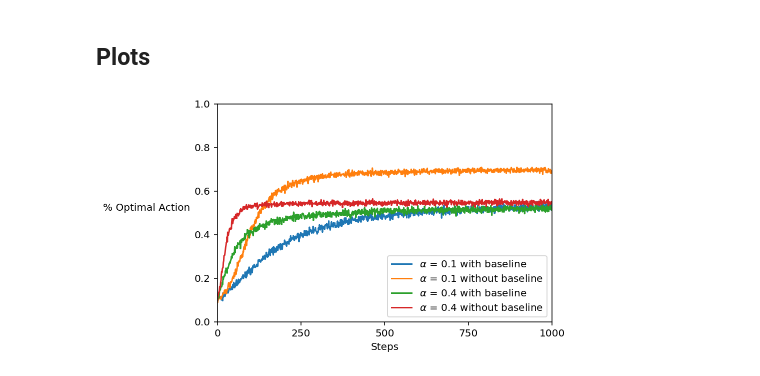
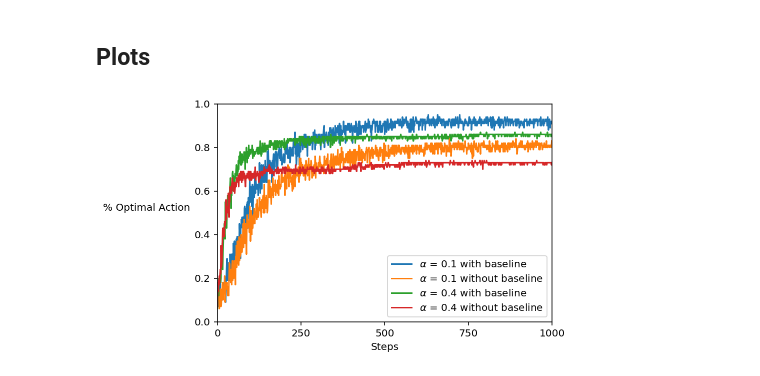
Before and after one commit to seungjaeryanlee/sutton-barto-notebooks, a Jupyter notebook: chapter02/figure_2_5/gradient.ipynb, the cells around one changed output. Saved outputs shown, nothing was run; the diff lists cells and outputs as text; code cells hidden in the pictures.

Commit message:
Fixed bugs in Figure 2.5

```diff
--- a/chapter02/figure_2_5/gradient.ipynb
+++ b/chapter02/figure_2_5/gradient.ipynb
@@ -119,7 +119,7 @@ class PreferenceAgent:
             if action == a:
                 self.h[a] += self.learning_rate * (reward - baseline) * (1 - action_p[a])
             else:
-                self.h[a] += self.learning_rate * (reward - baseline) * action_p[a]
+                self.h[a] -= self.learning_rate * (reward - baseline) * action_p[a]
 
     def reset(self):
         """
@@ -194,11 +194,11 @@ def plot(agents, n_runs, n_steps):
 # %%
 env = Environment()
 agents = [
     PreferenceAgent(env.action_space, learning_rate=0.1, use_baseline=True),
     PreferenceAgent(env.action_space, learning_rate=0.1, use_baseline=False),
     PreferenceAgent(env.action_space, learning_rate=0.4, use_baseline=True),
     PreferenceAgent(env.action_space, learning_rate=0.4, use_baseline=False),
 ]
-plot(agents, 2000, 1000)
+plot(agents, 100, 1000)
 # %% [output]
-[figure, old version]
+[figure, new version]
```
